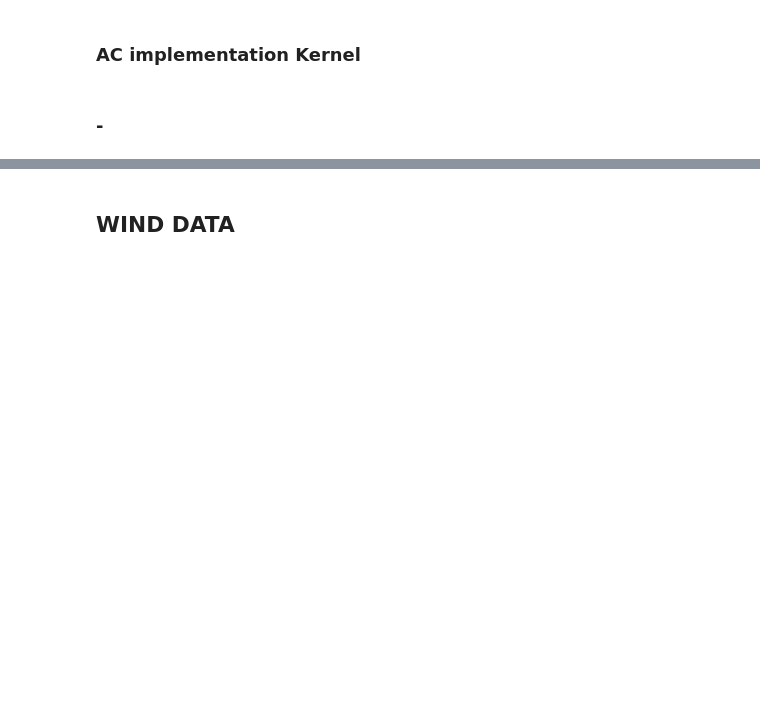
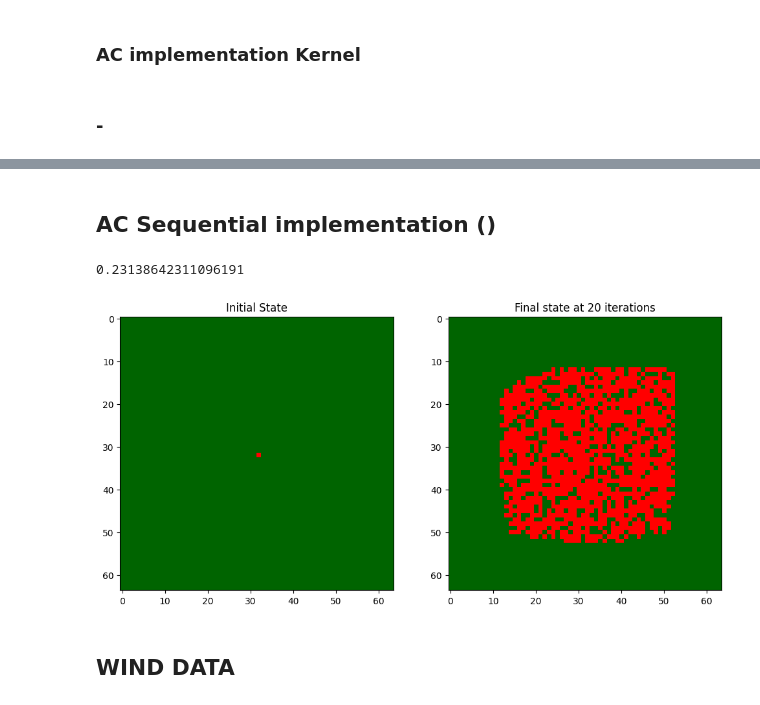
Before and after one commit to francobarrionuevoenv21/HPC_2025, a Jupyter notebook: CA_Implt_GPUs_HPC2025.ipynb, the cells around one changed output, grey strips where cells are left out. Saved outputs shown, nothing was run; the diff lists cells and outputs as text; code cells hidden in the pictures; blank space fills up the shorter version.

```diff
--- a/CA_Implt_GPUs_HPC2025.ipynb
+++ b/CA_Implt_GPUs_HPC2025.ipynb
@@ -260,3 +278,53 @@ plt.show()
+# %% [markdown]
+## AC Sequential implementation ()
+# %%
+state_Seq = state.copy()
+# %%
+# START TIME SEQ IMPLEMENTATION
+start_SEQ = time.time()
+
+for i_t in range(T):
+    new_state = state_Seq.copy()  # buffer for the new step
+    for i in range(y):
+        for j in range(x):
+            if state_Seq[i, j] == 2:
+                new_state[i, j] = 2
+            elif (i + 1 < y and state_Seq[i+1, j] == 1) or \
+                 (i - 1 >= 0 and state_Seq[i-1, j] == 1) or \
+                 (j + 1 < x and state_Seq[i, j+1] == 1) or \
+                 (j - 1 >= 0 and state_Seq[i, j-1] == 1) or \
+                 (i + 1 < y and j + 1 < x and state_Seq[i+1, j+1] == 1) or \
+                 (i - 1 >= 0 and j - 1 >= 0 and state_Seq[i-1, j-1] == 1) or \
+                 (i + 1 < y and j - 1 >= 0 and state_Seq[i+1, j-1] == 1) or \
+                 (i - 1 >= 0 and j + 1 < x and state_Seq[i-1, j+1] == 1):
+                if np.random.rand() < p_burn[i, j]:
+                    new_state[i, j] = 1
+                else:
+                    new_state[i, j] = 0
+            elif state_Seq[i, j] == 1:
+                new_state[i, j] = 2
+            else:
+                new_state[i, j] = 0
+    state_Seq = new_state  # update after the full step
+
+# START TIME SEQ IMPLEMENTATION
+end_SEQ = time.time()
+# %%
+end_SEQ-start_SEQ
+# %% [output]
+0.23138642311096191
+# %%
+cmap_123 = ListedColormap(['darkgreen', 'red'])
+
+fig, ax = plt.subplots(1, 2, figsize=(12,12)) # Correctly unpacks figure and axes
+
+ax[0].imshow(state_GPU, cmap=cmap_123) # Use the first axes for the initial state
+ax[0].set_title("Initial State")
+ax[1].imshow(state_Seq, cmap=cmap_123) # Use the second axes for the final state
+ax[1].set_title("Final state at "+str(T)+" iterations")
+plt.show()
+# %% [output]
+[figure, added]
 # %% [markdown]
 ## WIND DATA
 # %%
```
Also changed, not shown: parts of 11 cells of this notebook.
